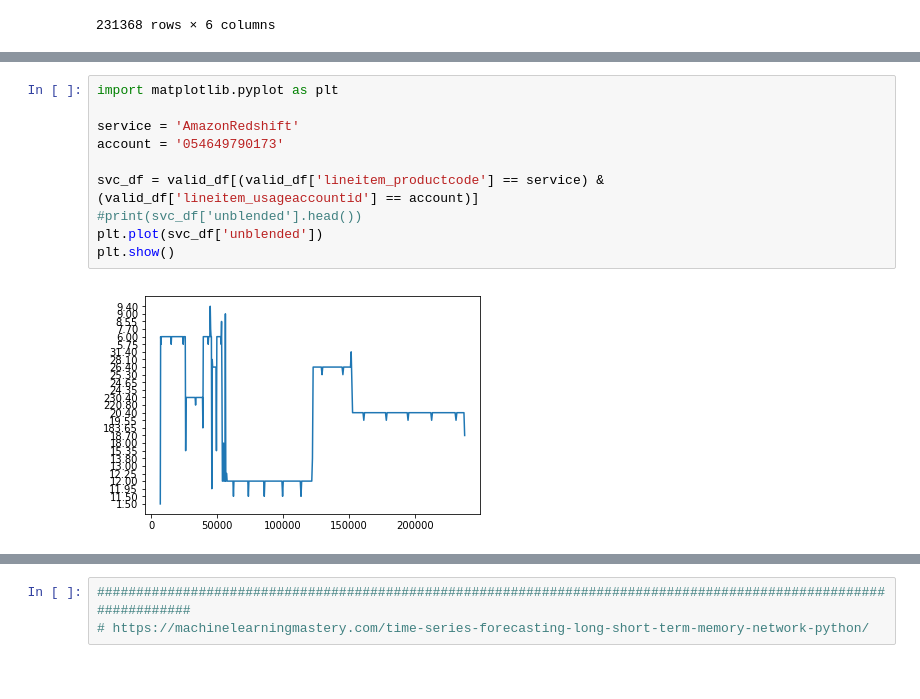
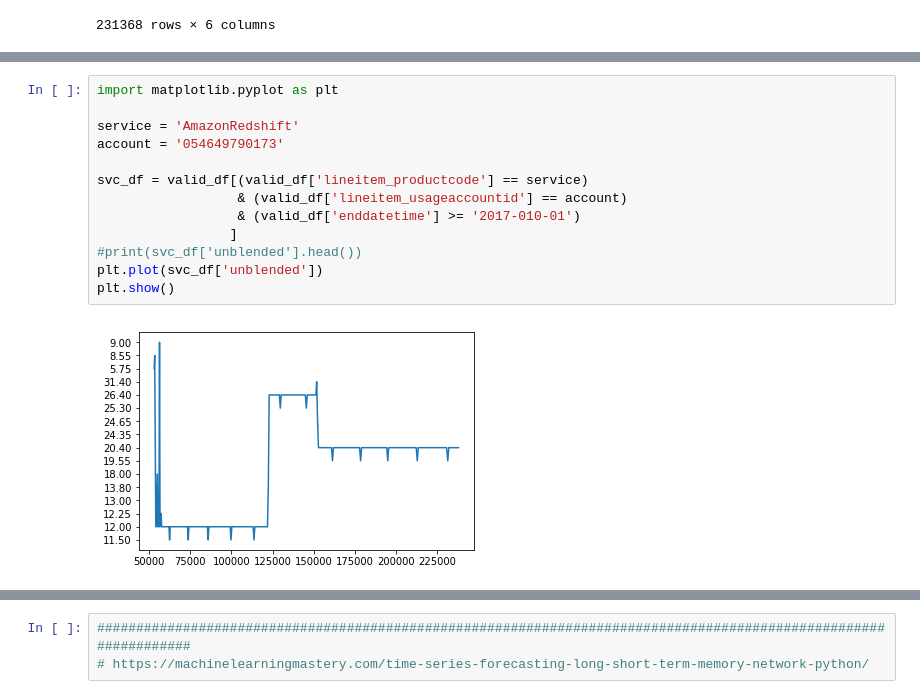
Before and after one commit to SungardAS/aws-services-billing, a Jupyter notebook: notebooks/LSTM-Modeling.ipynb, the cells around one changed output, grey strips where cells are left out. Drawn from its saved outputs; the diff is of its cells as text.

```diff
--- a/notebooks/LSTM-Modeling.ipynb
+++ b/notebooks/LSTM-Modeling.ipynb
@@ -257,15 +202,18 @@ target_df
 # %%
 import matplotlib.pyplot as plt
 
 service = 'AmazonRedshift'
 account = '054649790173'
 
-svc_df = valid_df[(valid_df['lineitem_productcode'] == service) & (valid_df['lineitem_usageaccountid'] == account)]
+svc_df = valid_df[(valid_df['lineitem_productcode'] == service)
+                  & (valid_df['lineitem_usageaccountid'] == account)
+                  & (valid_df['enddatetime'] >= '2017-010-01')
+                 ]
 #print(svc_df['unblended'].head())
 plt.plot(svc_df['unblended'])
 plt.show()
 # %% [output]
-[figure, old version]
+[figure, new version]
 # %%
 import matplotlib
 matplotlib.__version__
```
Also changed, not shown: parts of 30 cells of this notebook.
